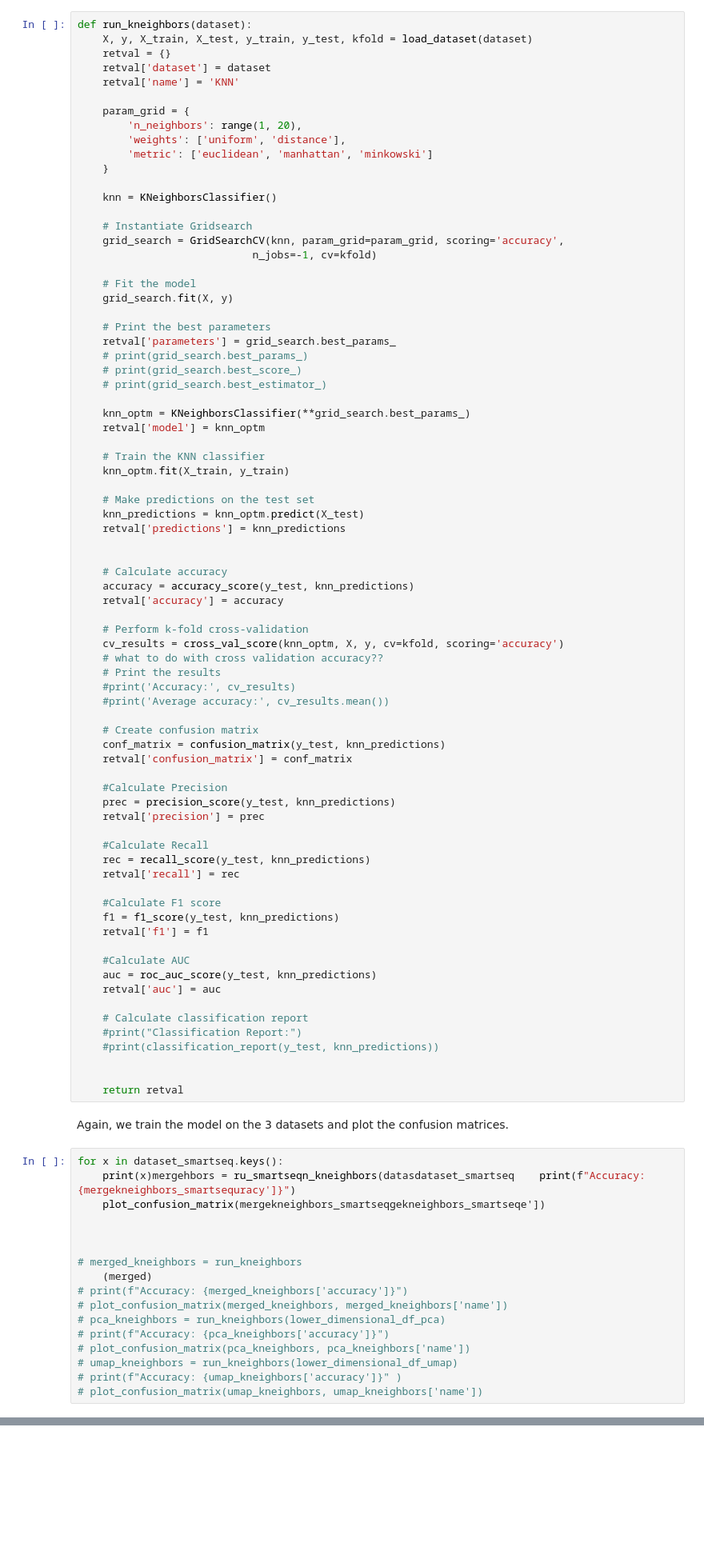
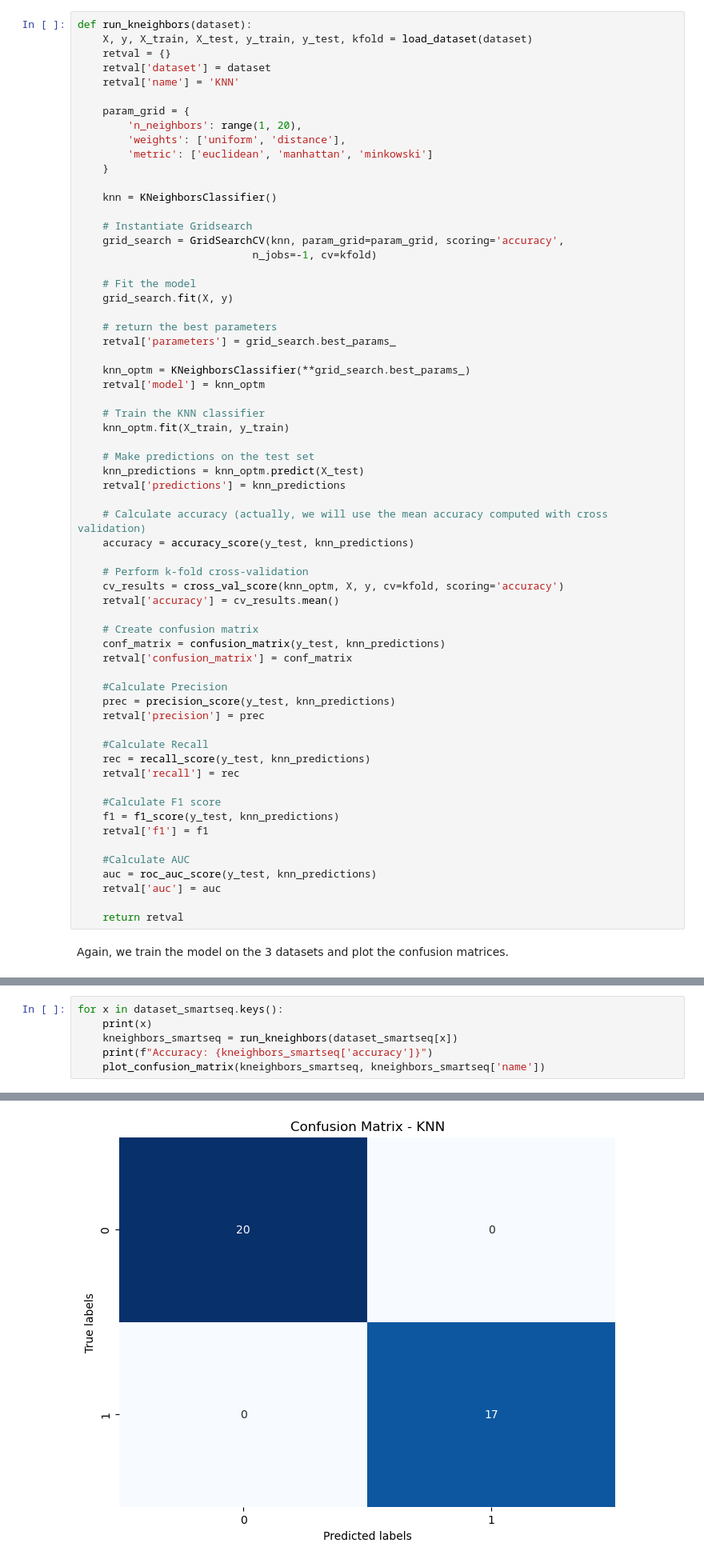
Before and after one commit to eghirardo/ai_lab, a Jupyter notebook: 3. HCC1806_training.ipynb, the cells around one changed output, grey strips where cells are left out. Shown at 80% size. Saved outputs shown, nothing was run; the diff lists cells and outputs as text; blank space fills up the shorter version.

```diff
--- a/3. HCC1806_training.ipynb
+++ b/3. HCC1806_training.ipynb
@@ -846,11 +731,8 @@ def run_kneighbors(dataset):
     # Fit the model
     grid_search.fit(X, y)
 
-    # Print the best parameters
+    # return the best parameters
     retval['parameters'] = grid_search.best_params_
-    # print(grid_search.best_params_)
-    # print(grid_search.best_score_)
-    # print(grid_search.best_estimator_)
 
     knn_optm = KNeighborsClassifier(**grid_search.best_params_)
     retval['model'] = knn_optm
@@ -862,17 +744,12 @@ def run_kneighbors(dataset):
     knn_predictions = knn_optm.predict(X_test)
     retval['predictions'] = knn_predictions
 
-
-    # Calculate accuracy
+    # Calculate accuracy (actually, we will use the mean accuracy computed with cross validation)
     accuracy = accuracy_score(y_test, knn_predictions)
-    retval['accuracy'] = accuracy
 
     # Perform k-fold cross-validation
     cv_results = cross_val_score(knn_optm, X, y, cv=kfold, scoring='accuracy')
-    # what to do with cross validation accuracy??
-    # Print the results
-    #print('Accuracy:', cv_results)
-    #print('Average accuracy:', cv_results.mean())
+    retval['accuracy'] = cv_results.mean()
 
     # Create confusion matrix
     conf_matrix = confusion_matrix(y_test, knn_predictions)
@@ -894,28 +771,6 @@ def run_kneighbors(dataset):
     auc = roc_auc_score(y_test, knn_predictions)
     retval['auc'] = auc
 
-    # Calculate classification report
-    #print("Classification Report:")
-    #print(classification_report(y_test, knn_predictions))
-
-
     return retval
 # %% [markdown]
 Again, we train the model on the 3 datasets and plot the confusion matrices.
-# %%
-for x in dataset_smartseq.keys():
-    print(x)mergehbors = ru_smartseqn_kneighbors(datasdataset_smartseq    print(f"Accuracy: {mergekneighbors_smartsequracy']}")
-    plot_confusion_matrix(mergekneighbors_smartseqgekneighbors_smartseqe'])
-
-
-
-# merged_kneighbors = run_kneighbors
-    (merged)
-# print(f"Accuracy: {merged_kneighbors['accuracy']}")
-# plot_confusion_matrix(merged_kneighbors, merged_kneighbors['name'])
-# pca_kneighbors = run_kneighbors(lower_dimensional_df_pca)
-# print(f"Accuracy: {pca_kneighbors['accuracy']}")
-# plot_confusion_matrix(pca_kneighbors, pca_kneighbors['name'])
-# umap_kneighbors = run_kneighbors(lower_dimensional_df_umap)
-# print(f"Accuracy: {umap_kneighbors['accuracy']}" )
-# plot_confusion_matrix(umap_kneighbors, umap_kneighbors['name'])
@@ -928,0 +777,7 @@ Accuracy: 1.0
+# %%
+for x in dataset_smartseq.keys():
+    print(x)
+    kneighbors_smartseq = run_kneighbors(dataset_smartseq[x])
+    print(f"Accuracy: {kneighbors_smartseq['accuracy']}")
+    plot_confusion_matrix(kneighbors_smartseq, kneighbors_smartseq['name'])
+# %% [output]
@@ -928,0 +786 @@ Accuracy: 1.0
+[figure, added]
```
Also changed, not shown: parts of 69 cells of this notebook, 2 other files.
